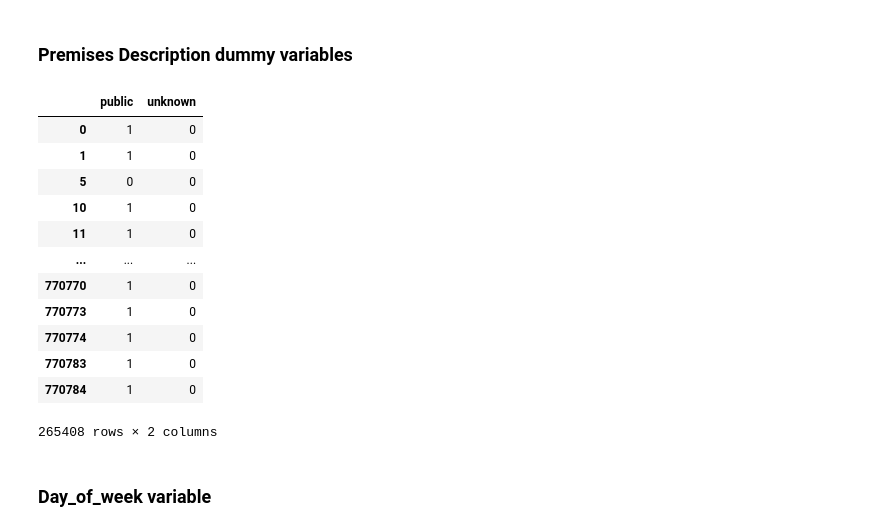
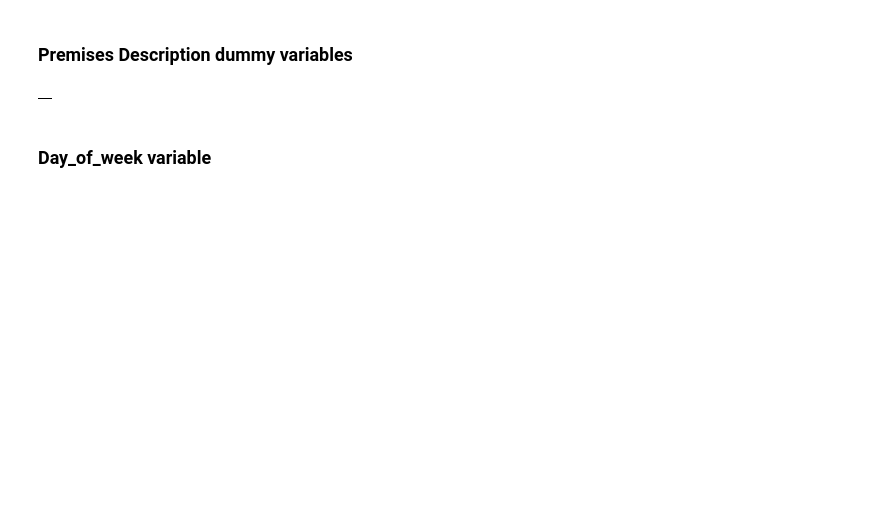
Before and after one commit to MrBinit/Supervised-Learning, a Jupyter notebook: logistic regression/project.ipynb, the cells around one changed output. Cells and saved outputs as stored; diff of their text form; code cells hidden in the pictures; blank space fills up the shorter version.

```diff
--- a/logistic regression/project.ipynb
+++ b/logistic regression/project.ipynb
@@ -1124,7 +1139,7 @@ sns.barplot(x=bn.index, y=bn.values)
 # %%
 # Convert 'Non Weapon' to 1 and 'Weapon' to 0
-df['Weapon_Description'] = df['Weapon_Description'].map({'Non Weapon': 1, 'Weapon': 0})
+df['Premises_Description'] = df['Premises_Description'].map({'Public': 1, 'Private': 0})
 
 # Update value counts of the modified column
-df['Weapon_Description'].value_counts()
+df['Premises_Description'].value_counts()
 # %% [output]
@@ -1323,23 +1273,11 @@ Part_Type_dummy
 # %% [markdown]
 ### Premises Description dummy variables
 # %%
-Premises_Description_dummy = pd.get_dummies(df.Premises_Description, drop_first= True)
-Premises_Description_dummy = Premises_Description_dummy.astype(int)
-Premises_Description_dummy
+Weapon_Description_dummy = pd.get_dummies(df.Weapon_Description, drop_first= True)
+Weapon_Description_dummy  = Weapon_Description_dummy.astype(int)
+Weapon_Description_dummy
 # %% [output]
-|  | public | unknown |
-| 0 | 1 | 0 |
-| 1 | 1 | 0 |
-| 5 | 0 | 0 |
-| 10 | 1 | 0 |
-| 11 | 1 | 0 |
-| ... | ... | ... |
-| 770770 | 1 | 0 |
-| 770773 | 1 | 0 |
-| 770774 | 1 | 0 |
-| 770783 | 1 | 0 |
-| 770784 | 1 | 0 |
+|  |
-265408 rows × 2 columns
 # %% [markdown]
 ### Day_of_week	variable
 # %%
```
Also changed, not shown: parts of 40 cells of this notebook, 1 other file.
